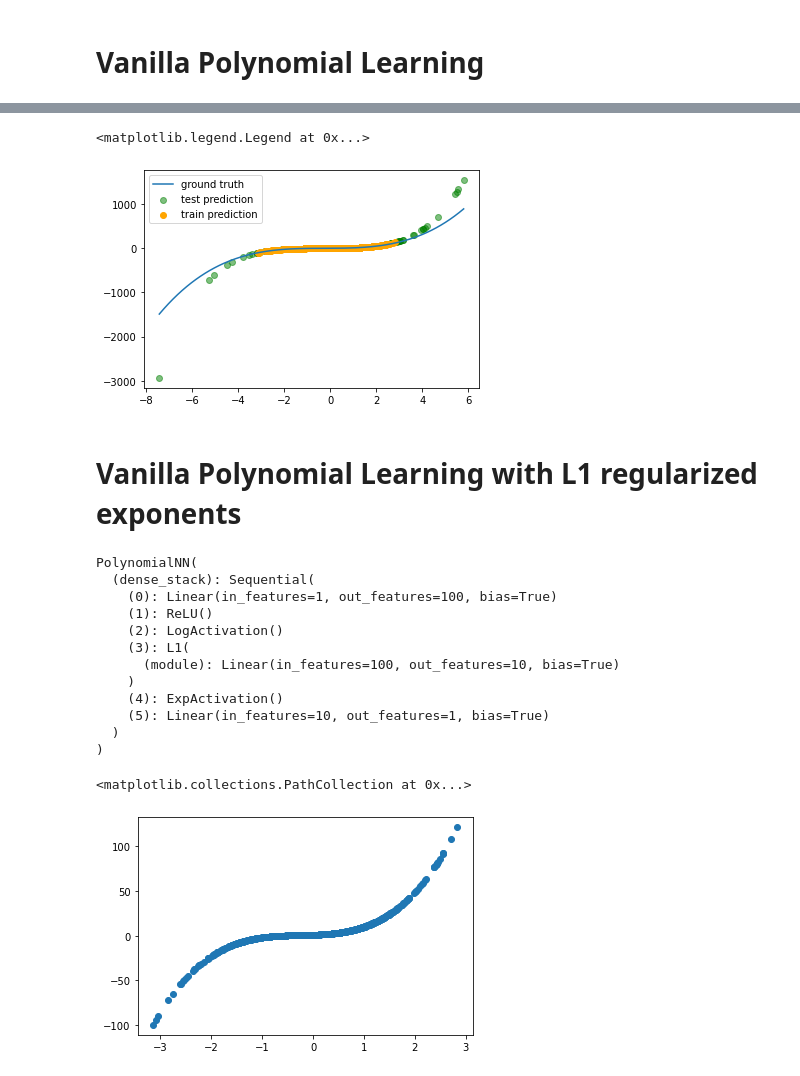
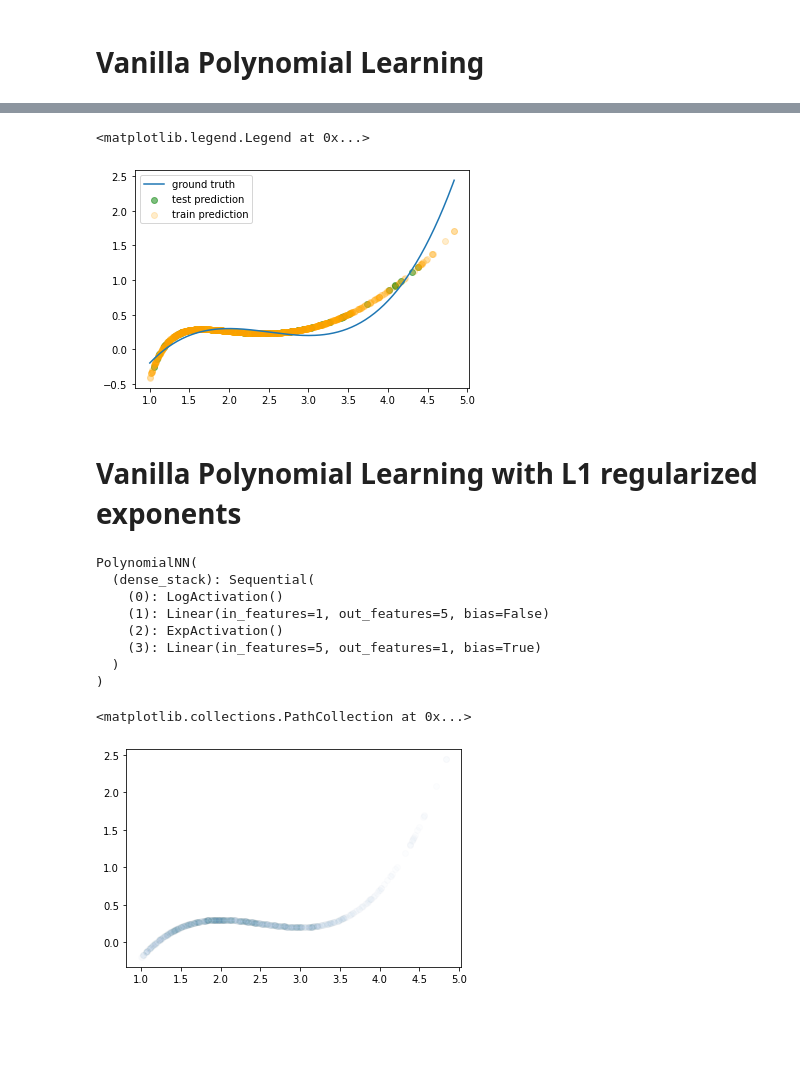
Before and after one commit to maruoss/polynomial-feature-learning, a Jupyter notebook: Sven/Experiments.ipynb, the cells around one changed output, grey strips where cells are left out. Cells and saved outputs as stored; diff of their text form; code cells hidden in the pictures; blank space fills up the shorter version.

```diff
--- a/Sven/Experiments.ipynb
+++ b/Sven/Experiments.ipynb
@@ -158,8 +153,10 @@ PolynomialNN(
 # %%
 # Define Data
 class DatasetFromFunction(Dataset):
-    def __init__(self, sample_fn, target_fn, size, noise_fn = None):
+    def __init__(self, sample_fn, target_fn, size, noise_fn = None, positive_only=False):
         self.x = sample_fn(size)[:, None]
+        if positive_only:
+            self.x = torch.abs(self.x)
         self.y = target_fn(self.x)
         if noise_fn:
             self.y += noise_fn(size)
@@ -186,23 +184,4 @@ train_dataloader = DataLoader(training_data, batch_size=128, shuffle=True)
 test_dataloader = DataLoader(test_data, batch_size=128, shuffle=True)
 # %%
 loss_fn = nn.MSELoss()
-optimizer = torch.optim.SGD(model.parameters(), lr=1e-4)
+optimizer = torch.optim.SGD(model.parameters(), lr=1e-2, momentum=0.8, nesterov=True)
-# %%
-def train(dataloader, model, loss_fn, optimizer):
-    size = len(dataloader.dataset)
-    model.train()
-    for batch, (X, y) in enumerate(dataloader):
-        X, y = X.to(device), y.to(device)
-
-        # Compute prediction error
-        pred = model(X)
-        loss = loss_fn(pred, y)
-
-        # Backpropagation
-        optimizer.zero_grad()
-        loss.backward()
-        optimizer.step()
-
-        if batch % 100 == 0:
-            loss, current = loss.item(), batch * len(X)
-            print(f"loss: {loss:>7f}  [{current:>5d}/{size:>5d}]")
@@ -222,8 +188,9 @@ def test(dataloader, model, loss_fn):
 # %%
-epochs = 100
-for t in range(epochs):
-    print(f"Epoch {t+1}\n-------------------------------")
+epochs = 1000
+exponent_path = [model.dense_stack[1].weight.cpu().detach().numpy()]
+for t in tqdm(range(epochs)):
     train(train_dataloader, model, loss_fn, optimizer)
-    test(test_dataloader, model, loss_fn)
+    exponent_path.append(model.dense_stack[1].weight.cpu().detach().numpy())
+test(test_dataloader, model, loss_fn)
 print("Done!")
 # %% [output]
@@ -247,18 +200,20 @@ Done!
 # %%
 train_x = training_data[:][0]
 test_x = test_data[:][0]
-test_x = torch.normal(0, 3, (100,), generator=rng)[:, None]
+# test_x = torch.normal(0, 3, (100,), generator=rng)[:, None].abs()
 x = torch.cat((train_x, test_x))
 x = torch.from_numpy(np.linspace(x.min(), x.max(), 200))
 
 model.eval()
+model.to('cpu')
 plt.plot(x, target_fn(x), label="ground truth")
 plt.scatter(test_x, model(test_x).detach(), c="green", alpha=0.5, label="test prediction")
-plt.scatter(train_x, model(train_x).detach(), c="orange", alpha=1, label="train prediction")
+plt.scatter(train_x, model(train_x).detach(), c="orange", alpha=0.2, label="train prediction")
+model.to(device)
 plt.legend()
 # %% [output]
 <matplotlib.legend.Legend at 0x...>
-[figure, old version]
+[figure, new version]
 # %% [markdown]
 # Vanilla Polynomial Learning with L1 regularized exponents
 # %%
@@ -300,36 +228,29 @@ class L1(torch.nn.Module):
 # %%
 # Define model
 class PolynomialNN(nn.Module):
-    def __init__(self, n_variables=1, n_monomials=1, l1 = 1.0):
+    def __init__(self, n_variables=1, n_monomials=1):
         super(PolynomialNN, self).__init__()
         self.dense_stack = nn.Sequential(
-            nn.Linear(1, n_variables),
-            nn.ReLU(),
             LogActivation(),
-            L1(nn.Linear(n_variables, n_monomials), l1),
+            nn.Linear(n_variables, n_monomials, bias=False),
             ExpActivation(),
             nn.Linear(n_monomials, 1)
         )
-        self.l1 = l1
 
     def forward(self, x):
         x = self.dense_stack(x)
         return x
 
-torch.manual_seed(638726)
-model = PolynomialNN(100, 10, l1=0.0).to(device)
+torch.manual_seed(687226)
+model = PolynomialNN(1, 5).to(device)
 print(model)
 # %% [output]
 PolynomialNN(
   (dense_stack): Sequential(
-    (0): Linear(in_features=1, out_features=100, bias=True)
-    (1): ReLU()
-    (2): LogActivation()
-    (3): L1(
-      (module): Linear(in_features=100, out_features=10, bias=True)
-    )
-    (4): ExpActivation()
-    (5): Linear(in_features=10, out_features=1, bias=True)
+    (0): LogActivation()
+    (1): Linear(in_features=1, out_features=5, bias=False)
+    (2): ExpActivation()
+    (3): Linear(in_features=5, out_features=1, bias=True)
   )
 )
 # %%
@@ -349,15 +280,16 @@ class DatasetFromFunction(Dataset):
 # %%
-rng = torch.Generator(device=device)
+rng = torch.Generator(device="cpu")
 rng.manual_seed(0)
-sample_fn = lambda n: torch.normal(0, 1, (n,), generator=rng)
-target_fn = lambda x: 4*x**3 + 3*x**2 + 2*x + 1
-training_data = DatasetFromFunction(sample_fn, target_fn, 1000)
-test_data = DatasetFromFunction(sample_fn, target_fn, 100)
+# sample_fn = lambda n: torch.normal(0, 1, (n,), generator=rng)
+sample_fn = lambda n: 2 + truncated_normal(n, -1, rng)
+target_fn = lambda x: (2*x**3 - 15*x**2 + 36*x - 25)/10
+training_data = DatasetFromFunction(sample_fn, target_fn, 1000, positive_only = True)
+test_data = DatasetFromFunction(sample_fn, target_fn, 100, positive_only = True)
 
-plt.scatter(training_data[:][0], training_data[:][1])
+plt.scatter(training_data[:][0], training_data[:][1], alpha=0.01)
 # %% [output]
 <matplotlib.collections.PathCollection at 0x...>
-[figure, old version]
+[figure, new version]
 # %%
 train_dataloader = DataLoader(training_data, batch_size=128, shuffle=True)
 test_dataloader = DataLoader(test_data, batch_size=128, shuffle=True)
```
Also changed, not shown: parts of 22 cells of this notebook, 1 other file.
